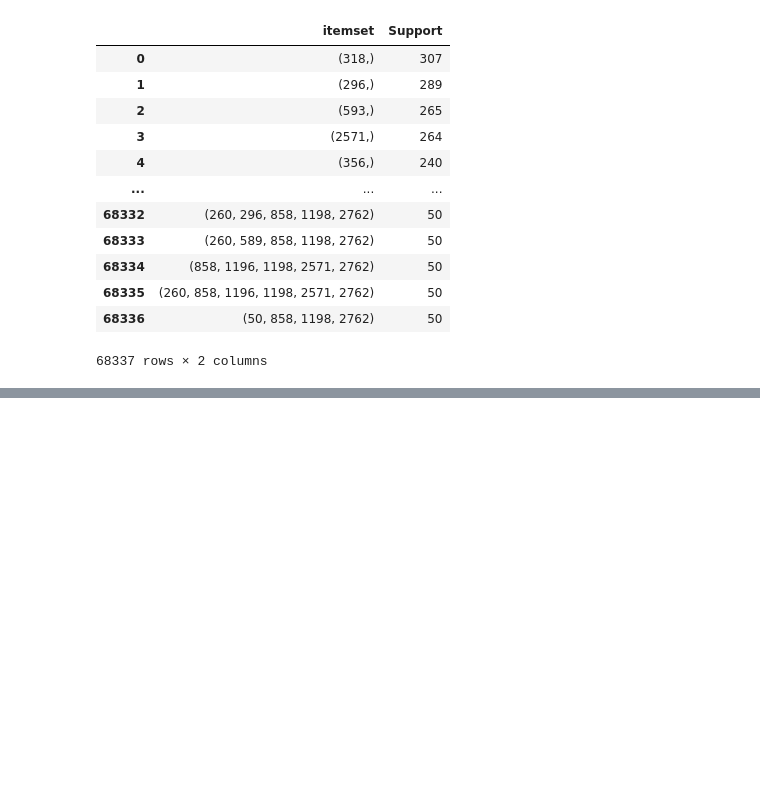
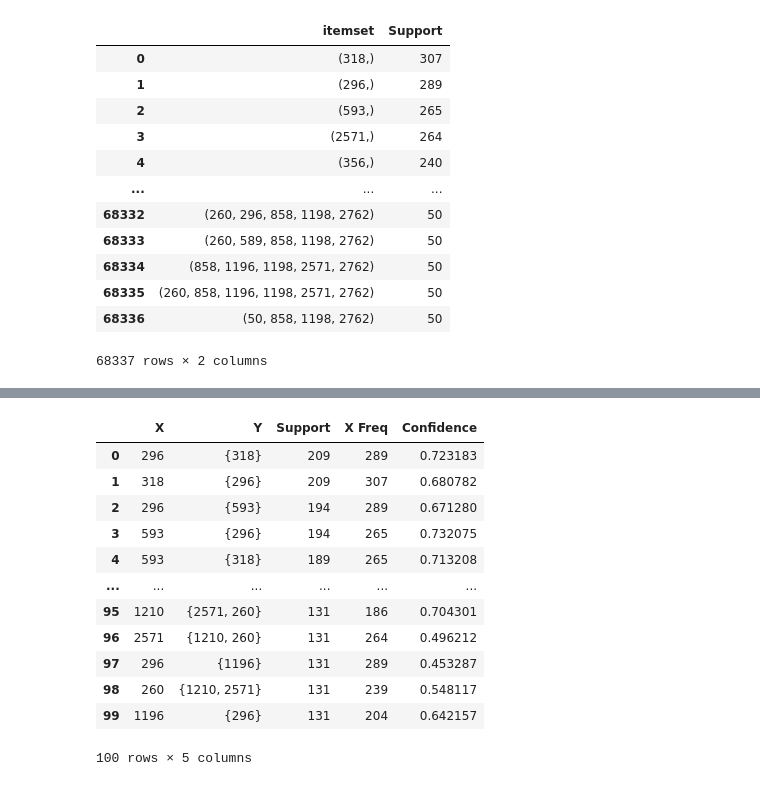
Before and after one commit to Data-Analytics-IIITH/A3, a Jupyter notebook: 3_recommender.ipynb, the cells around one changed output, grey strips where cells are left out. Drawn from its saved outputs; the diff is of its cells as text; code cells hidden in the pictures; blank space fills up the shorter version.

```diff
--- a/3_recommender.ipynb
+++ b/3_recommender.ipynb
@@ -436,0 +518,18 @@ patterns.to_csv('frequent-itemsets.csv',index=False,header=True, encoding='utf-8
+# %%
+support_sorted_df = association_df.sort_values(by='Support', ascending=False).reset_index(drop=True)
+support_sorted_df = support_sorted_df.head(100)
+support_sorted_df
+# %% [output]
+|  | X | Y | Support | X Freq | Confidence |
+| 0 | 296 | {318} | 209 | 289 | 0.723183 |
+| 1 | 318 | {296} | 209 | 307 | 0.680782 |
+| 2 | 296 | {593} | 194 | 289 | 0.671280 |
+| 3 | 593 | {296} | 194 | 265 | 0.732075 |
+| 4 | 593 | {318} | 189 | 265 | 0.713208 |
+| ... | ... | ... | ... | ... | ... |
+| 95 | 1210 | {2571, 260} | 131 | 186 | 0.704301 |
+| 96 | 2571 | {1210, 260} | 131 | 264 | 0.496212 |
+| 97 | 296 | {1196} | 131 | 289 | 0.453287 |
+| 98 | 260 | {1210, 2571} | 131 | 239 | 0.548117 |
+| 99 | 1196 | {296} | 131 | 204 | 0.642157 |
+100 rows × 5 columns
```
Also changed, not shown: parts of 9 cells of this notebook, 1 other file.
